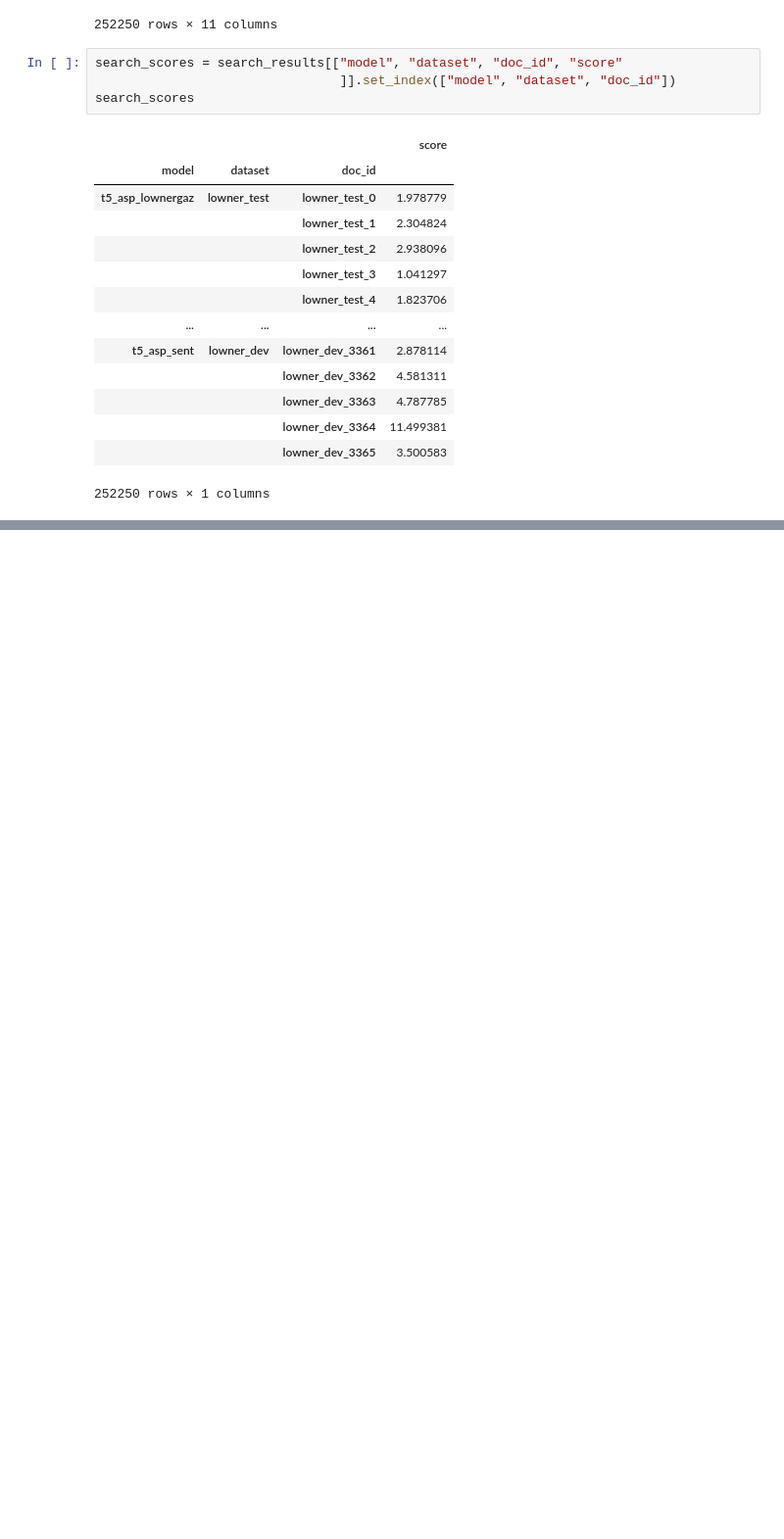
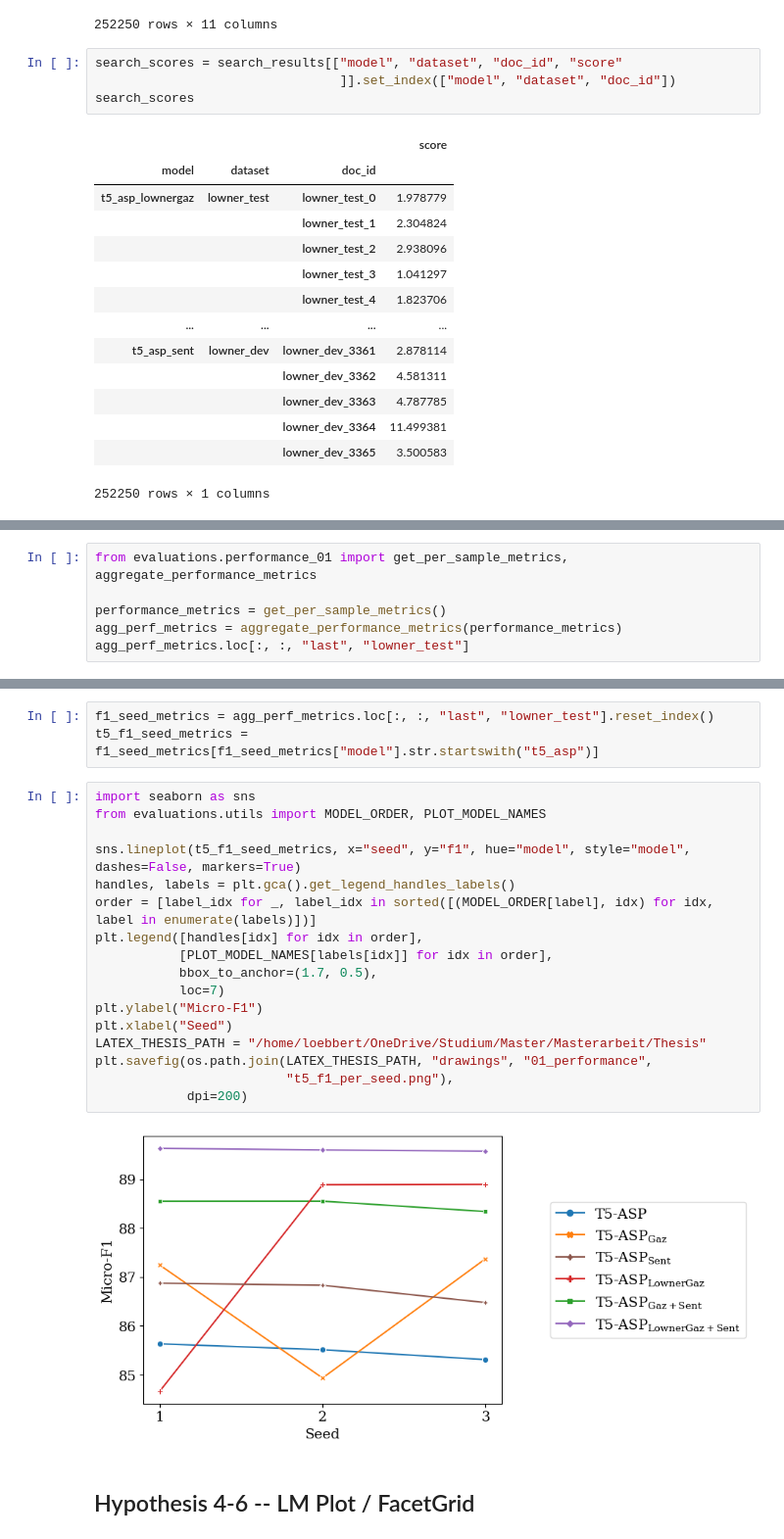
Before and after one commit to roebbert92/thesis, a Jupyter notebook: evaluations/01_performance.ipynb, the cells around one changed output, grey strips where cells are left out. Shown at 98% size. Drawn from its saved outputs; the diff is of its cells as text; blank space fills up the shorter version.

```diff
--- a/evaluations/01_performance.ipynb
+++ b/evaluations/01_performance.ipynb
@@ -925,0 +935,6 @@ plt.savefig(os.path.join(LATEX_THESIS_PATH, "drawings", "01_performance", "violi
+# %%
+from evaluations.performance_01 import get_per_sample_metrics, aggregate_performance_metrics
+
+performance_metrics = get_per_sample_metrics()
+agg_perf_metrics = aggregate_performance_metrics(performance_metrics)
+agg_perf_metrics.loc[:, :, "last", "lowner_test"]
@@ -925,0 +960,24 @@ plt.savefig(os.path.join(LATEX_THESIS_PATH, "drawings", "01_performance", "violi
+# %%
+f1_seed_metrics = agg_perf_metrics.loc[:, :, "last", "lowner_test"].reset_index()
+t5_f1_seed_metrics = f1_seed_metrics[f1_seed_metrics["model"].str.startswith("t5_asp")]
+# %%
+import seaborn as sns
+from evaluations.utils import MODEL_ORDER, PLOT_MODEL_NAMES
+
+sns.lineplot(t5_f1_seed_metrics, x="seed", y="f1", hue="model", style="model", dashes=False, markers=True)
+handles, labels = plt.gca().get_legend_handles_labels()
+order = [label_idx for _, label_idx in sorted([(MODEL_ORDER[label], idx) for idx, label in enumerate(labels)])]
+plt.legend([handles[idx] for idx in order],
+           [PLOT_MODEL_NAMES[labels[idx]] for idx in order],
+           bbox_to_anchor=(1.7, 0.5),
+           loc=7)
+plt.ylabel("Micro-F1")
+plt.xlabel("Seed")
+LATEX_THESIS_PATH = "/home/loebbert/OneDrive/Studium/Master/Masterarbeit/Thesis"
+plt.savefig(os.path.join(LATEX_THESIS_PATH, "drawings", "01_performance",
+                         "t5_f1_per_seed.png"),
+            dpi=200)
+# %% [output]
+[figure, added]
+# %% [markdown]
+## Hypothesis 4-6 -- LM Plot / FacetGrid
```
Also changed, not shown: parts of 12 cells of this notebook, 1 other file.
